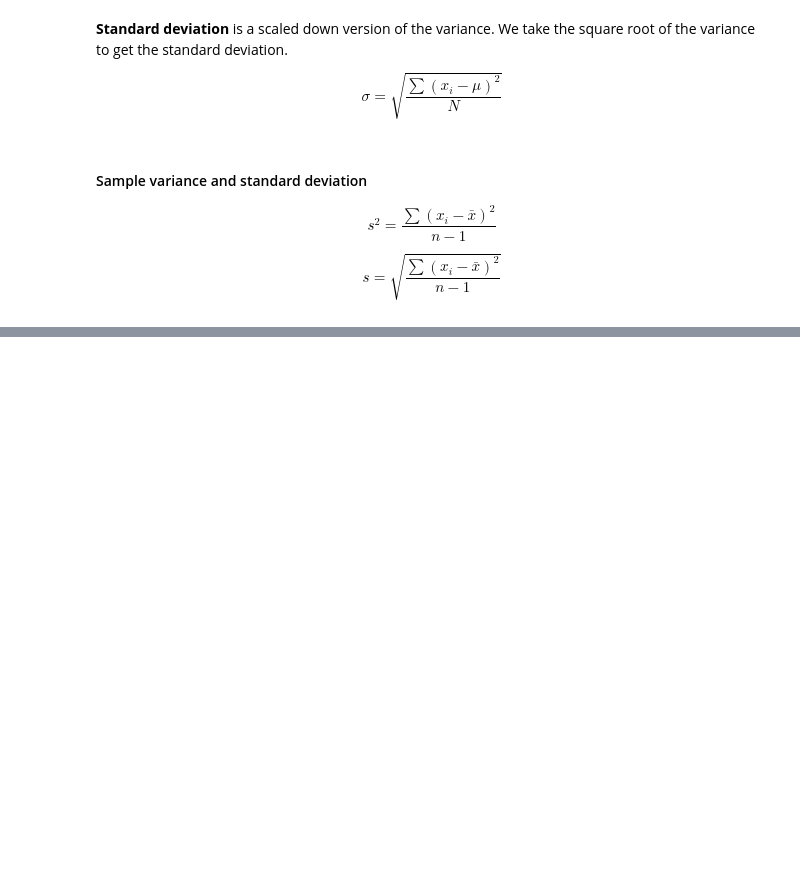
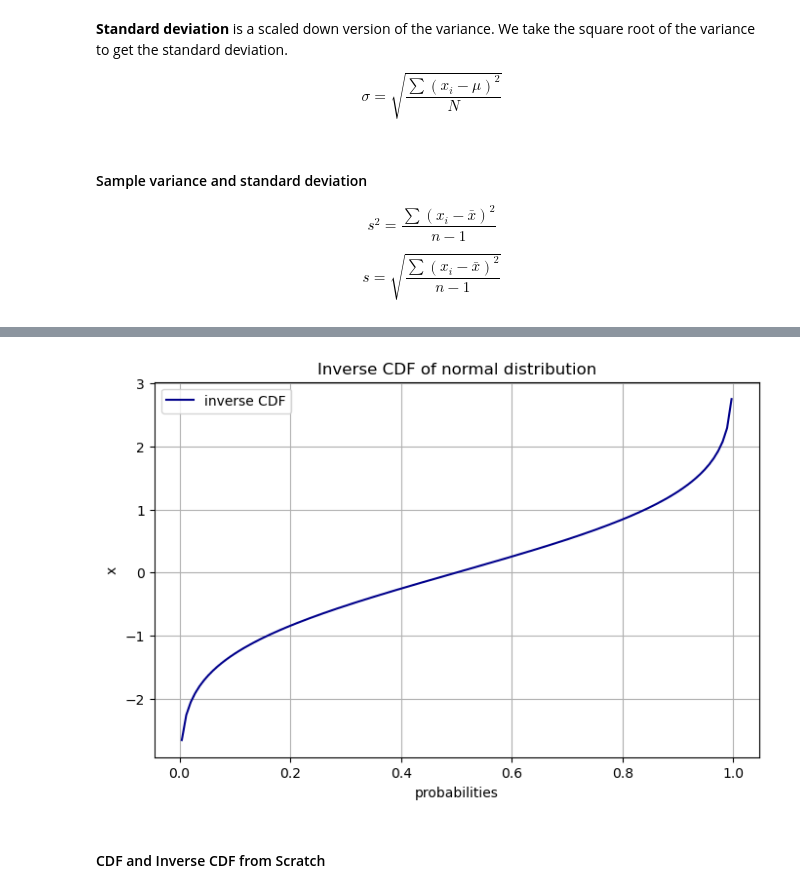
Before and after one commit to Abdullahi-a-hussein/essential-math-for-stats, a Jupyter notebook: notes.ipynb, the cells around one changed output, grey strips where cells are left out. Drawn from its saved outputs; the diff is of its cells as text; code cells hidden in the pictures; blank space fills up the shorter version.

```diff
--- a/notes.ipynb
+++ b/notes.ipynb
@@ -421,0 +468,29 @@ $$
+# %%
+# Visualizing inverse CDF
+
+import numpy as np
+import matplotlib.pyplot as plt
+from scipy.stats import norm
+
+# mean and standard deviation
+mu, sigma = 0, 1
+
+# generate x values
+x = np.linspace(mu - 4 * sigma, mu + 4 * sigma, 1000)
+
+# compute inverse CDF
+ppf = norm.ppf(x, mu, sigma)
+
+# create plot
+plt.figure(figsize=(8, 5))
+plt.plot(x, ppf, label="inverse CDF", color="darkblue")
+plt.xlabel("probabilities")
+plt.ylabel("x")
+plt.title("Inverse CDF of normal distribution")
+plt.legend()
+plt.grid()
+
+# show the plot
+plt.show()
+# %% [output]
+[figure, added]
@@ -421,0 +507,2 @@ $$
+# %% [markdown]
+#### CDF and Inverse CDF from Scratch
```
Also changed, not shown: parts of 4 cells of this notebook.
